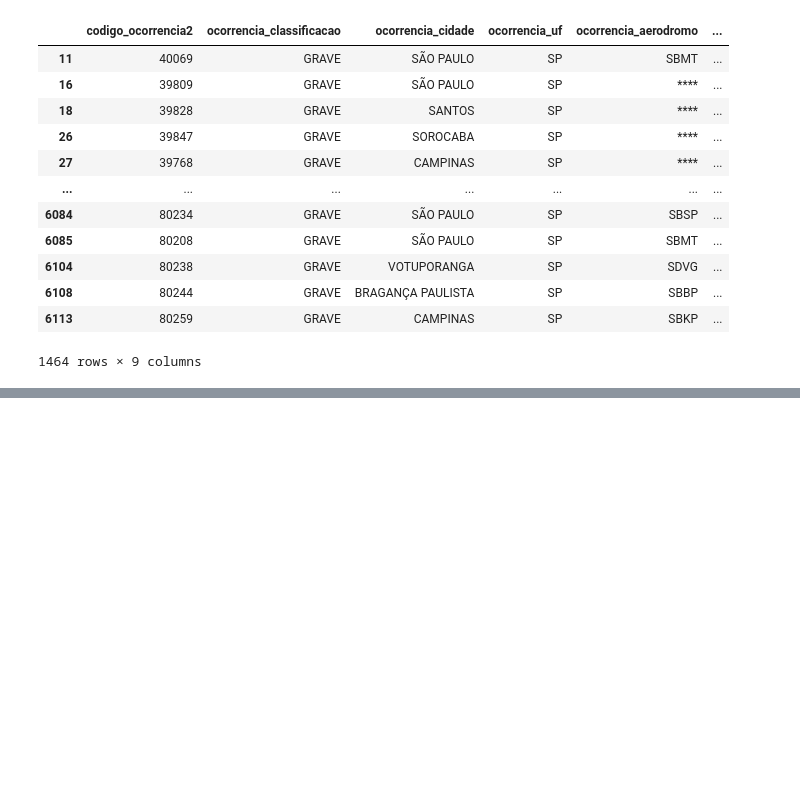
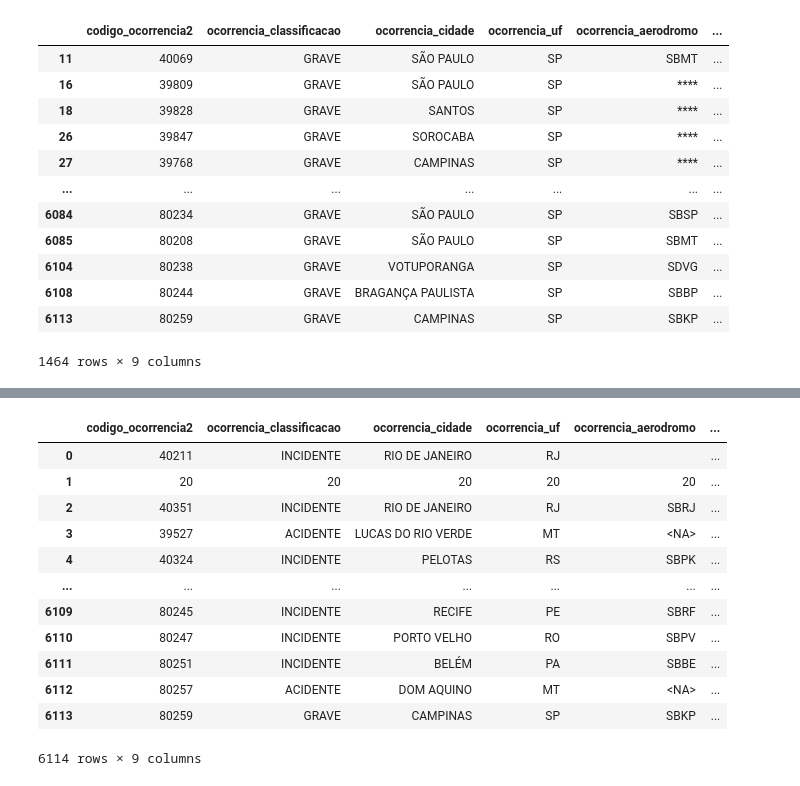
Before and after one commit to angelacpd/etl-dio, a Jupyter notebook: Cleaning.ipynb, the cells around one changed output, grey strips where cells are left out. Drawn from its saved outputs; the diff is of its cells as text; code cells hidden in the pictures; blank space fills up the shorter version.

Commit message:
Working with not informed value, pd.NA.

```diff
--- a/Cleaning.ipynb
+++ b/Cleaning.ipynb
@@ -200,0 +213,3 @@ df.loc[df.ocorrencia_uf == 'SP']
+# %%
+# Replace unwanted values with missing data
+df.loc[df.ocorrencia_aerodromo == '****', 'ocorrencia_aerodromo'] = pd.NA
@@ -200,0 +225,18 @@ df.loc[df.ocorrencia_uf == 'SP']
+# %%
+# Replace the list of values in dataframe to pd.NA
+df.replace(['**', '###!', '####', '****', '*****', 'NULL'], pd.NA, inplace=True)
+df
+# %% [output]
+|  | codigo_ocorrencia2 | ocorrencia_classificacao | ocorrencia_cidade | ocorrencia_uf | ocorrencia_aerodromo | ... |
+| 0 | 40211 | INCIDENTE | RIO DE JANEIRO | RJ |  | ... |
+| 1 | 20 | 20 | 20 | 20 | 20 | ... |
+| 2 | 40351 | INCIDENTE | RIO DE JANEIRO | RJ | SBRJ | ... |
+| 3 | 39527 | ACIDENTE | LUCAS DO RIO VERDE | MT | <NA> | ... |
+| 4 | 40324 | INCIDENTE | PELOTAS | RS | SBPK | ... |
+| ... | ... | ... | ... | ... | ... | ... |
+| 6109 | 80245 | INCIDENTE | RECIFE | PE | SBRF | ... |
+| 6110 | 80247 | INCIDENTE | PORTO VELHO | RO | SBPV | ... |
+| 6111 | 80251 | INCIDENTE | BELÉM | PA | SBBE | ... |
+| 6112 | 80257 | ACIDENTE | DOM AQUINO | MT | <NA> | ... |
+| 6113 | 80259 | GRAVE | CAMPINAS | SP | SBKP | ... |
+6114 rows × 9 columns
```
Also changed, not shown: parts of 9 cells of this notebook.
